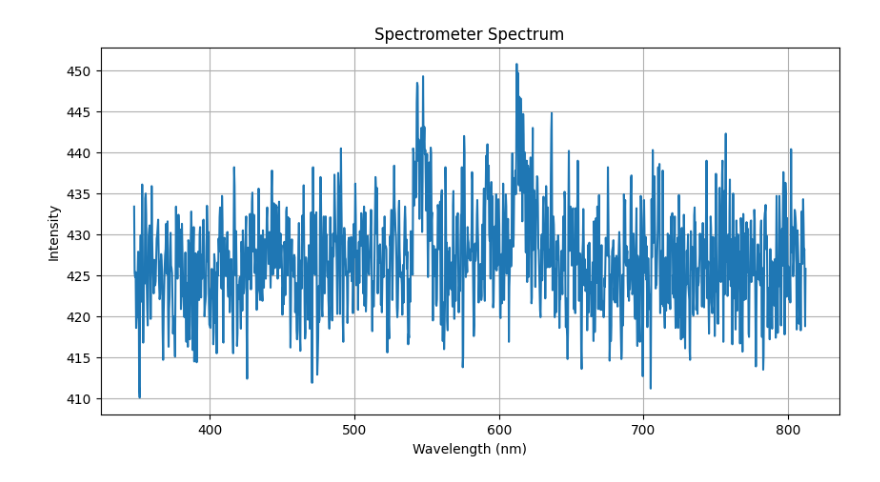
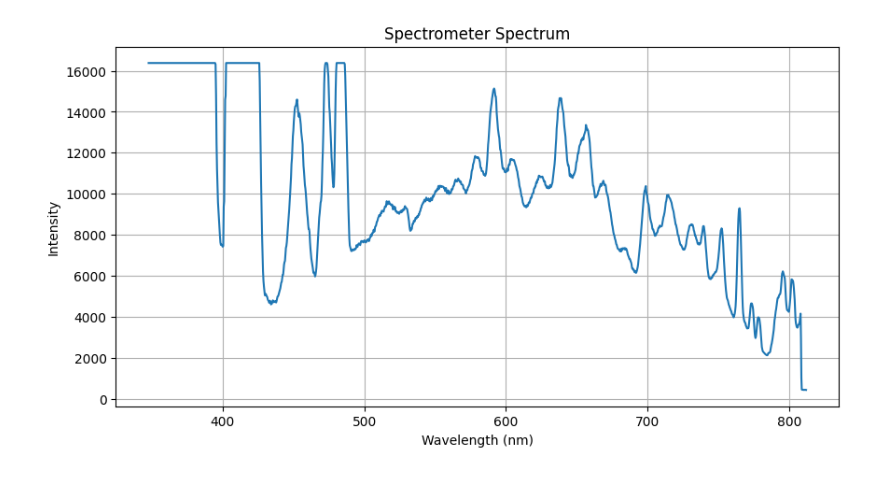
Before and after one commit to maimounabocoum/UCLA-code, a Jupyter notebook: ReadSpectrumTrace.ipynb, the cells around one changed output. Cells and saved outputs as stored; diff of their text form; code cells hidden in the pictures.

```diff
--- a/ReadSpectrumTrace.ipynb
+++ b/ReadSpectrumTrace.ipynb
@@ -3,34 +3,34 @@ import numpy as np
 import matplotlib.pyplot as plt
 
 # Full Path to your file
-filename = r"D:\ucla data\spectrum\ttt_ST006871__0__00000.txt"
+filename = r"D:\ucla data\spectrum\ArgonLS_63p3dBm_5900torr_500kHzdrive_25msIntTime_ST006871__1__19-46-08-601.txt"
 
 # Read file
 with open(filename, "r") as f:
     lines = f.readlines()
 
 # Find beginning of spectral data
 for i, line in enumerate(lines):
     if "Begin Spectral Data" in line:
         start_index = i + 1
         break
 
 # Read numerical data
 data = np.loadtxt(lines[start_index:])
 
 # Separate columns
 wavelength = data[:, 0]
 intensity = data[:, 1]
 
 # Plot spectrum
 plt.figure(figsize=(10,5))
 plt.plot(wavelength, intensity)
 
 plt.xlabel("Wavelength (nm)")
 plt.ylabel("Intensity")
 plt.title("Spectrometer Spectrum")
 
 plt.grid(True)
 plt.show()
 # %% [output]
-[figure, old version]
+[figure, new version]
```
Also changed, not shown: parts of 3 cells of this notebook, 2 other files.
